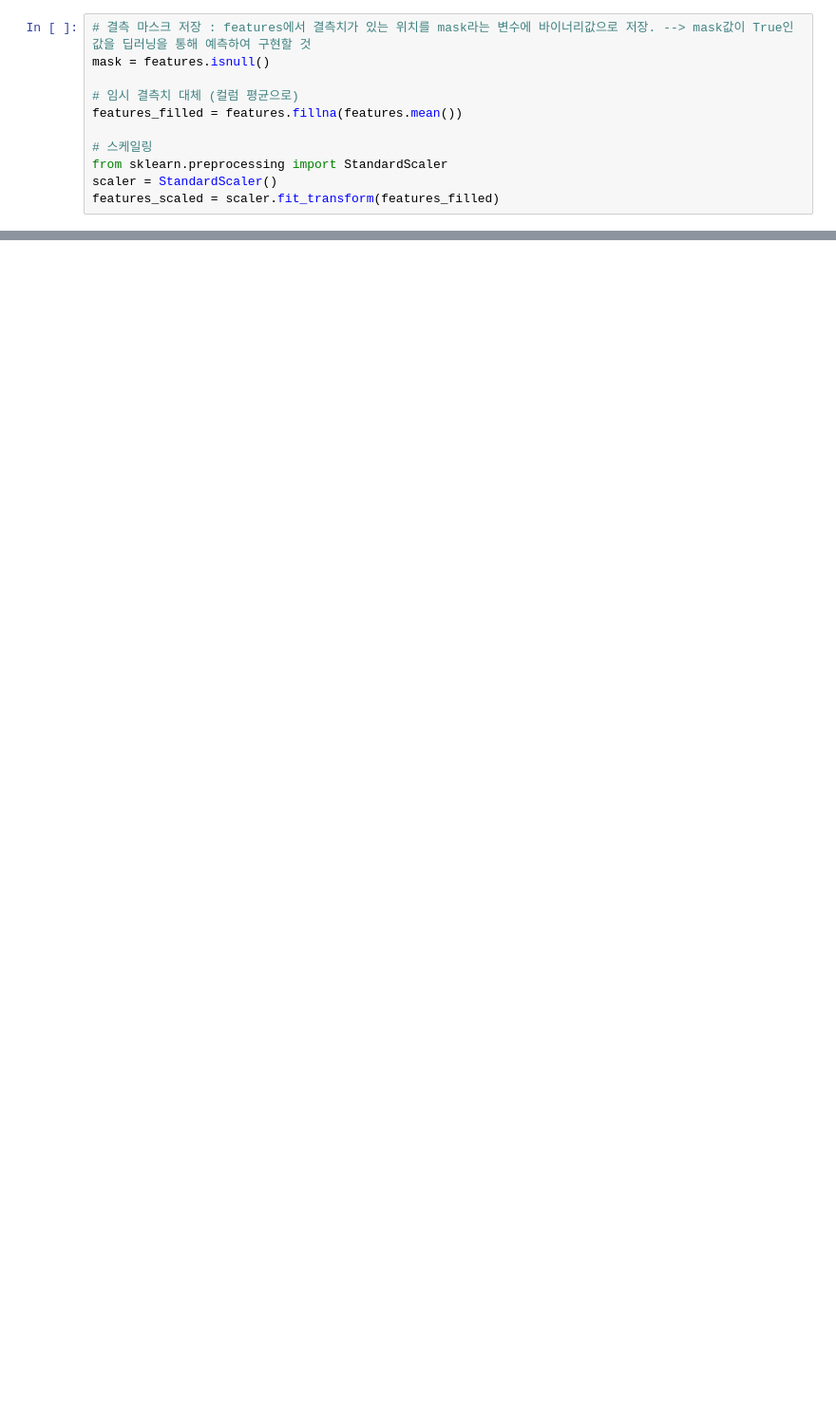
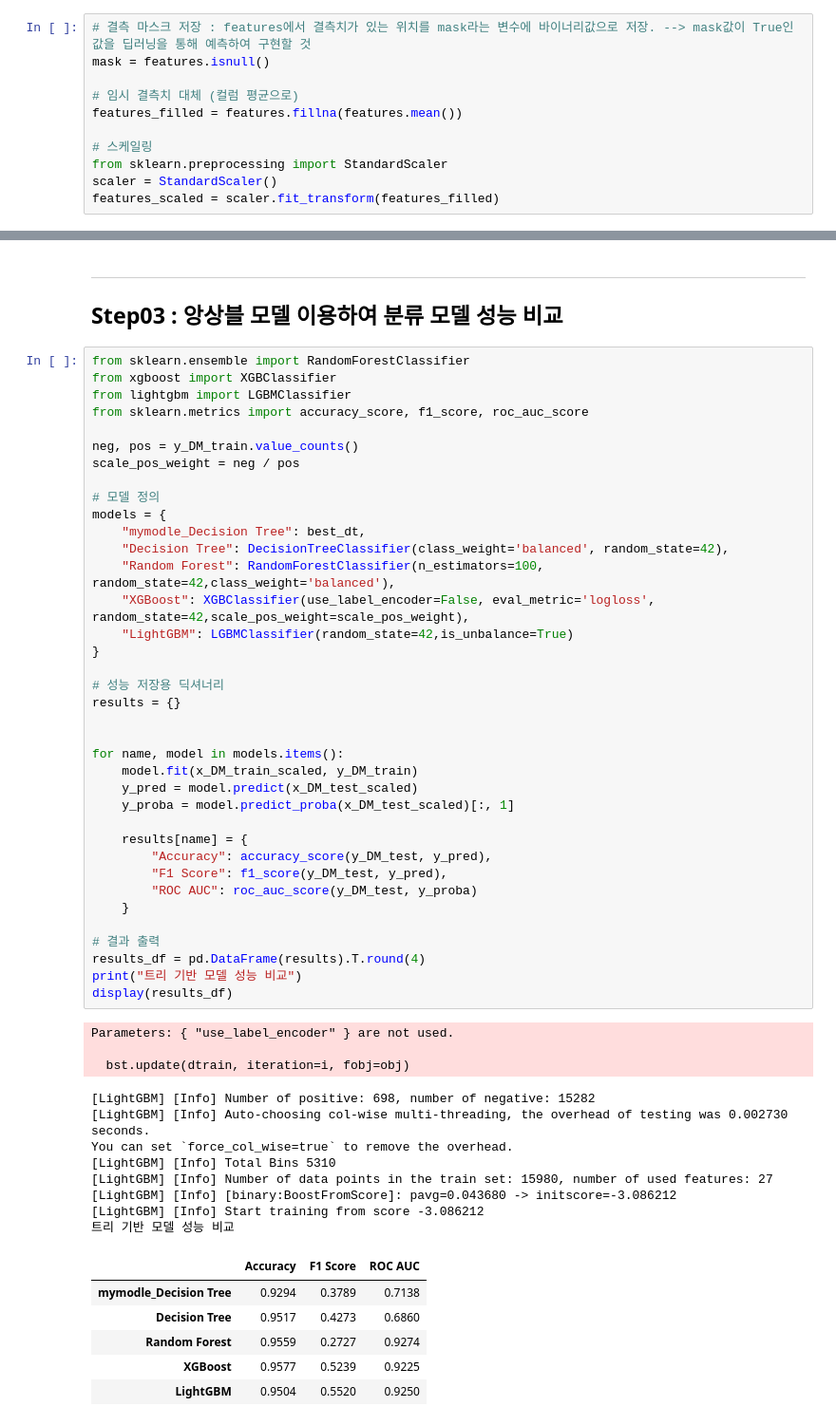
Before and after one commit to dibk100/study_Data4Quality, a Jupyter notebook: task01_DeepImpute_Health/Q1_DataProcessing.ipynb, the cells around one changed output, grey strips where cells are left out. Shown at 95% size. Saved outputs shown, nothing was run; the diff lists cells and outputs as text; blank space fills up the shorter version.

```diff
--- a/task01_DeepImpute_Health/Q1_DataProcessing.ipynb
+++ b/task01_DeepImpute_Health/Q1_DataProcessing.ipynb
@@ -199,0 +472,58 @@ df_result
+# %% [markdown]
+---
+## Step03 : 앙상블 모델 이용하여 분류 모델 성능 비교
+# %%
+from sklearn.ensemble import RandomForestClassifier
+from xgboost import XGBClassifier
+from lightgbm import LGBMClassifier
+from sklearn.metrics import accuracy_score, f1_score, roc_auc_score
+
+neg, pos = y_DM_train.value_counts()
+scale_pos_weight = neg / pos
+
+# 모델 정의
+models = {
+    "mymodle_Decision Tree": best_dt,
+    "Decision Tree": DecisionTreeClassifier(class_weight='balanced', random_state=42),
+    "Random Forest": RandomForestClassifier(n_estimators=100, random_state=42,class_weight='balanced'),
+    "XGBoost": XGBClassifier(use_label_encoder=False, eval_metric='logloss', random_state=42,scale_pos_weight=scale_pos_weight),
+    "LightGBM": LGBMClassifier(random_state=42,is_unbalance=True)
+}
+
+# 성능 저장용 딕셔너리
+results = {}
+
+
+for name, model in models.items():
+    model.fit(x_DM_train_scaled, y_DM_train)
+    y_pred = model.predict(x_DM_test_scaled)
+    y_proba = model.predict_proba(x_DM_test_scaled)[:, 1]
+
+    results[name] = {
+        "Accuracy": accuracy_score(y_DM_test, y_pred),
+        "F1 Score": f1_score(y_DM_test, y_pred),
+        "ROC AUC": roc_auc_score(y_DM_test, y_proba)
+    }
+
+# 결과 출력
+results_df = pd.DataFrame(results).T.round(4)
+print("트리 기반 모델 성능 비교")
+display(results_df)
+# %% [output]
+Parameters: { "use_label_encoder" } are not used.
+
+  bst.update(dtrain, iteration=i, fobj=obj)
+[LightGBM] [Info] Number of positive: 698, number of negative: 15282
+[LightGBM] [Info] Auto-choosing col-wise multi-threading, the overhead of testing was 0.002730 seconds.
+You can set `force_col_wise=true` to remove the overhead.
+[LightGBM] [Info] Total Bins 5310
+[LightGBM] [Info] Number of data points in the train set: 15980, number of used features: 27
+[LightGBM] [Info] [binary:BoostFromScore]: pavg=0.043680 -> initscore=-3.086212
+[LightGBM] [Info] Start training from score -3.086212
+트리 기반 모델 성능 비교
+|  | Accuracy | F1 Score | ROC AUC |
+| mymodle_Decision Tree | 0.9294 | 0.3789 | 0.7138 |
+| Decision Tree | 0.9517 | 0.4273 | 0.6860 |
+| Random Forest | 0.9559 | 0.2727 | 0.9274 |
+| XGBoost | 0.9577 | 0.5239 | 0.9225 |
+| LightGBM | 0.9504 | 0.5520 | 0.9250 |
```
Also changed, not shown: parts of 32 cells of this notebook, 4 other files.
